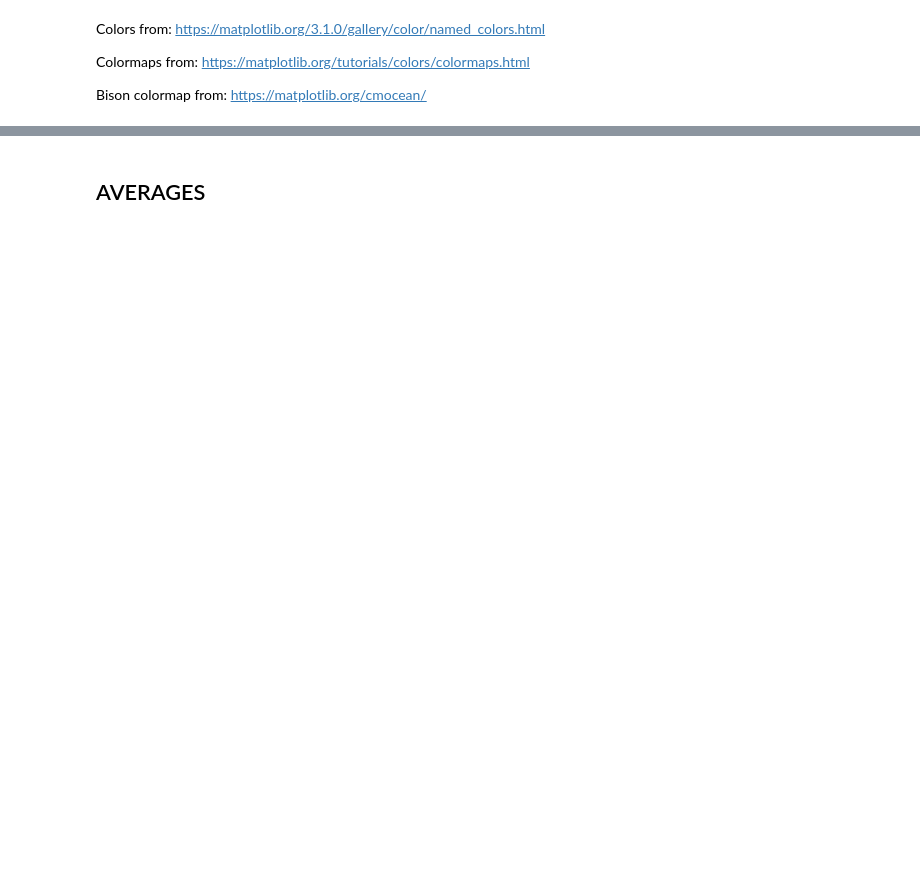
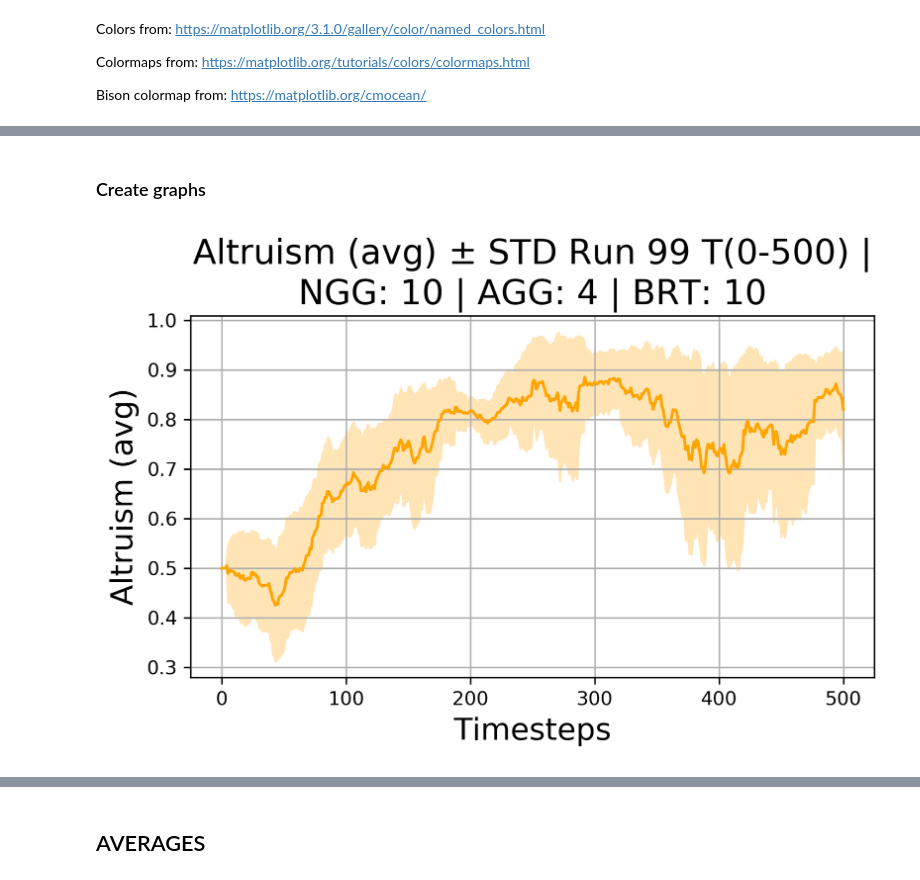
Before and after one commit to jurrew27/abm-project, a Jupyter notebook: Results_Visualisation.ipynb, the cells around one changed output, grey strips where cells are left out. Saved outputs shown, nothing was run; the diff lists cells and outputs as text; code cells hidden in the pictures; blank space fills up the shorter version.

```diff
--- a/Results_Visualisation.ipynb
+++ b/Results_Visualisation.ipynb
@@ -101,39 +21,0 @@ Name: 49, dtype: int64
-# %%
-exp_num = 49
-t0 = 0; t1 = 500
-
-exp_data = results.loc[exp_num]
-data_names = exp_data.columns
-
-print(params.loc[exp_num])
-
-v=1
-plt.plot(exp_data[data_names[v-1]].loc[t0:t1], color=colors[v-1])
-plt.title(data_names[v-1])
-plt.xlabel(timestep_str)
-plt.ylabel(data_names[v-1])
-plt.grid()
-plt.tight_layout()
-plt.show()
-
-v=2
-plt.plot(exp_data[data_names[v-1]].loc[t0:t1], color=colors[v-1])
-plt.title(data_names[v-1])
-plt.xlabel(timestep_str)
-plt.ylabel(data_names[v-1])
-plt.grid()
-plt.tight_layout()
-plt.show()
-
-v=3
-x = np.arange(t0, t1+1)
-y = exp_data[data_names[v-1]].loc[t0:t1]
-error = exp_data[data_names[v]].loc[t0:t1]
-plt.plot(y, color=colors[v-1])
-plt.fill_between(x, y-error, y+error, color=colors[v])
-plt.title(data_names[v-1])
-plt.xlabel(timestep_str)
-plt.ylabel(data_names[v-1])
-plt.grid()
-plt.tight_layout()
-plt.show()
@@ -148,0 +156,9 @@ Name: 49, dtype: int64
+# %% [markdown]
+### Create graphs
+# %%
+exp_name = 'first_experiment'
+params, results = import_data(exp_name)
+# %%
+plot_line(params, results, exp_num=99, v=3, t0=0, t1=False, save_fig=False)
+# %% [output]
+[figure, added]
```
Also changed, not shown: parts of 13 cells of this notebook.
